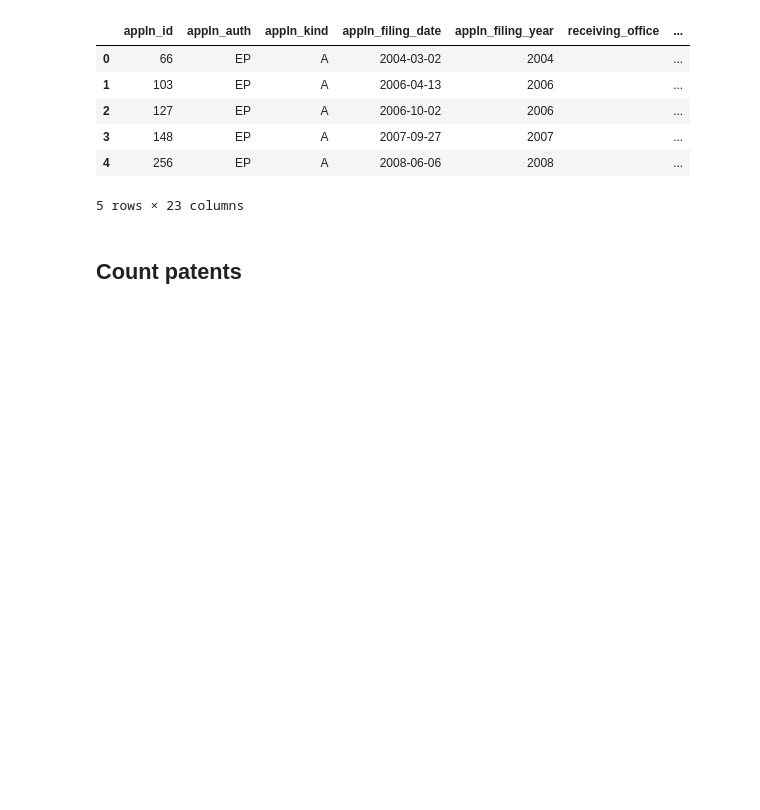
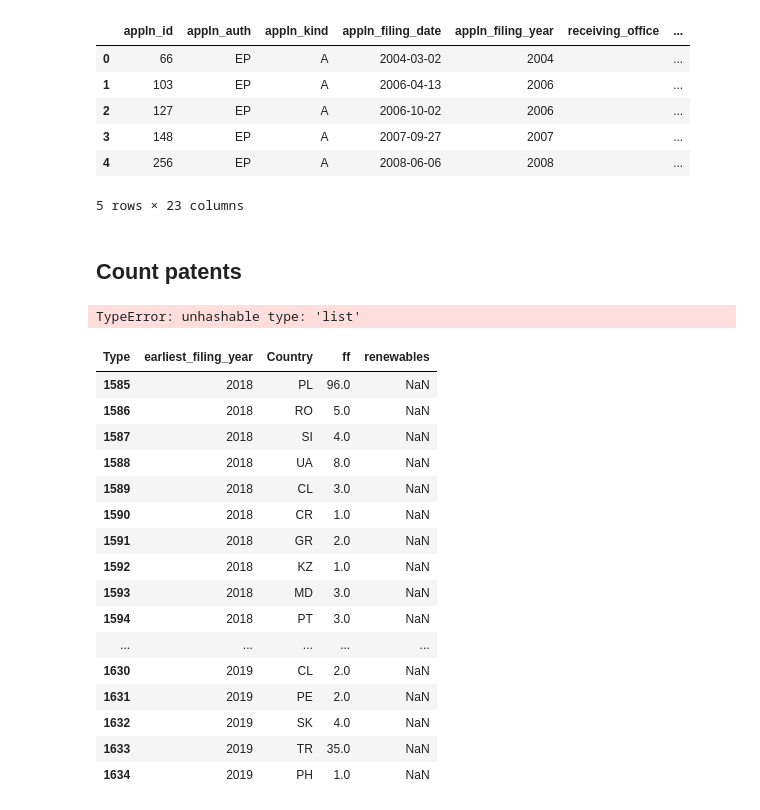
Before and after one commit to anabrasm/BDPP, a Jupyter notebook: src/1_prepare_data.ipynb, the cells around one changed output. Drawn from its saved outputs; the diff is of its cells as text; code cells hidden in the pictures; blank space fills up the shorter version.

```diff
--- a/src/1_prepare_data.ipynb
+++ b/src/1_prepare_data.ipynb
@@ -52,7 +52,7 @@ list_countries = patents_df["country_code"].unique().tolist()
 def absolute_count(df, list_countries):
 
     ## fossil fuel ##
-    patents_year = df[df.fossil_fuel == 1].groupby('earliest_filing_year')['docdb_family_id'].nunique().to_frame(name = "Nb_ff_energy_innov_per_year") # Transform the series that groupby creates to a dataframe
+    patents_year = df[df.fossil_fuel == 1].groupby('earliest_filing_year')['docdb_family_id'].nunique().to_frame(name = "Nb_ff_energy_innov_per_year_all") # Transform the series that groupby creates to a dataframe
 
     # countries #
     dict = {}
@@ -64,7 +64,7 @@ def absolute_count(df, list_countries):
 
 
     ## Renewables panel ##
-    patents_year["Nb_renewables_energy_innov_per_year"] = df[df["cpc_renewables"] == 1].groupby('earliest_filing_year')['docdb_family_id'].nunique()
+    patents_year["Nb_renewables_energy_innov_per_year_all"] = df[df["cpc_renewables"] == 1].groupby('earliest_filing_year')['docdb_family_id'].nunique()
 
     # countries #
     # by family
@@ -81,3 +81,55 @@ def absolute_count(df, list_countries):
 # Save to feather
 os.chdir(datadir)
 absolute_count(patents_df, list_countries).reset_index().to_feather("patents_df")
+df2 = absolute_count(patents_df, list_countries).reset_index()
+# %%
+# Melt DataFrame
+df_melted = df2.melt(id_vars='earliest_filing_year', var_name='Country_Type', value_name=['Nb_ff_energy_innov_per_year', 'Nb_renewables_energy_innov_per_year'])
+
+# Extract country from Country_Type column
+df_melted['Country'] = df_melted['Country_Type'].str.slice(start=-2)
+df_melted['Type'] = df_melted['Country_Type'].str.slice(stop=-3)  # -3 to remove _CN like part
+
+# Remove redundant column
+df_melted.drop('Country_Type', axis=1, inplace=True)
+
+# Reorder columns
+df_melted = df_melted[['earliest_filing_year', 'Country', 'Type', 'Nb_ff_energy_innov_per_year', 'Nb_renewables_energy_innov_per_year']]
+# %% [output]
+TypeError: unhashable type: 'list'
+# %%
+# Melt DataFrame
+df_melted = df2.melt(id_vars='earliest_filing_year', var_name='Type_Country', value_name='Number_of_innovations')
+
+# Extract country and type of innovation from Type_Country column
+df_melted['Country'] = df_melted['Type_Country'].str[-2:]
+df_melted['Type'] = df_melted['Type_Country'].str.split('_').str[1]
+
+# Pivot the DataFrame to create separate columns for each type of innovation
+df_pivot = df_melted.pivot_table(index=['earliest_filing_year', 'Country'], columns='Type', values='Number_of_innovations').reset_index()
+
+# Flatten the multi-level column index
+df_pivot.columns = df_pivot.columns.get_level_values(0)
+
+# # Optionally, rename the columns if necessary
+# df_pivot.rename(columns={'ff_energy': 'Nb_ff_energy_innov_per_year', 'renewables': 'Nb_renewables_energy_innov_per_year'}, inplace=True)
+# %%
+df_pivot.tail(50)
+# %% [output]
+| Type | earliest_filing_year | Country | ff | renewables |
+| 1585 | 2018 | PL | 96.0 | NaN |
+| 1586 | 2018 | RO | 5.0 | NaN |
+| 1587 | 2018 | SI | 4.0 | NaN |
+| 1588 | 2018 | UA | 8.0 | NaN |
+| 1589 | 2018 | CL | 3.0 | NaN |
+| 1590 | 2018 | CR | 1.0 | NaN |
+| 1591 | 2018 | GR | 2.0 | NaN |
+| 1592 | 2018 | KZ | 1.0 | NaN |
+| 1593 | 2018 | MD | 3.0 | NaN |
+| 1594 | 2018 | PT | 3.0 | NaN |
+| ... | ... | ... | ... | ... |
+| 1630 | 2019 | CL | 2.0 | NaN |
+| 1631 | 2019 | PE | 2.0 | NaN |
+| 1632 | 2019 | SK | 4.0 | NaN |
+| 1633 | 2019 | TR | 35.0 | NaN |
+| 1634 | 2019 | PH | 1.0 | NaN |
```
Also changed, not shown: parts of 2 cells of this notebook.
